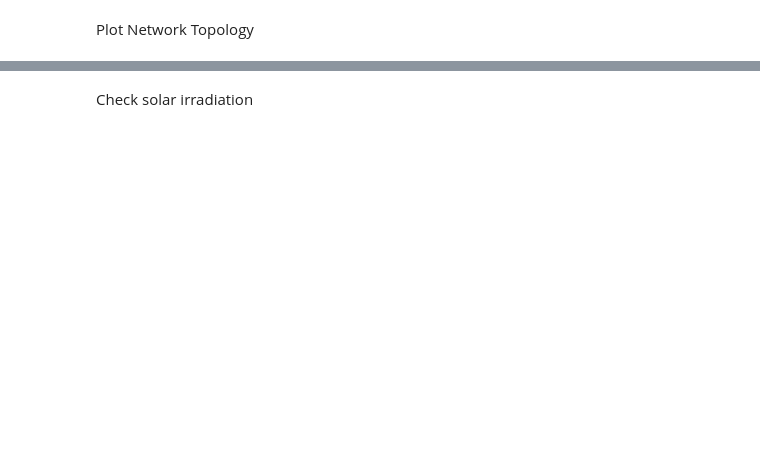
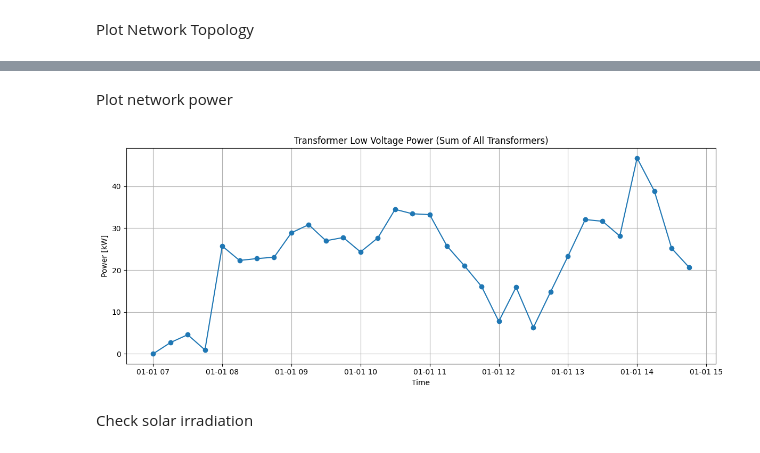
Before and after one commit to glmoritz/pandapower_tests, a Jupyter notebook: duilio_plots_postgres.ipynb, the cells around one changed output, grey strips where cells are left out. Cells and saved outputs as stored; diff of their text form; code cells hidden in the pictures; blank space fills up the shorter version.

Commit message:
improvements on test outputs

```diff
--- a/duilio_plots_postgres.ipynb
+++ b/duilio_plots_postgres.ipynb
@@ -21,5 +70,7 @@ conn = psycopg2.connect(
 # %%
-test_name = 'first_test'
+from create_random_network import load_network_from_database
+
+test_name = 'debug_test'
 
 def get_last_simulation_output_id(test_name, conn):
     """Get the last simulation_output_id for a given test_name"""
@@ -28,7 +79,7 @@ def get_last_simulation_output_id(test_name, conn):
 
     # Query to find the most recent simulation with matching test_name
     cursor.execute("""
-        SELECT simulation_output_id
+        SELECT simulation_output_id, parameters
         FROM building_power.simulation_outputs
         WHERE parameters ->> 'name' = %s
         ORDER BY started_at DESC
@@ -38,15 +89,16 @@ def get_last_simulation_output_id(test_name, conn):
     result = cursor.fetchone()
 
     if result:
-        return result[0]
+        return result[0], result[1]
     else:
-        return None
+        return None, None
 
 # Get the last simulation_output_id for the current test_name
-simulation_output_id = get_last_simulation_output_id(test_name, conn)
+simulation_output_id, simulation_parameters = get_last_simulation_output_id(test_name, conn)
 
 if simulation_output_id:
     print(f"Last simulation_output_id for test_name '{test_name}': {simulation_output_id}")
+    pandapower_grid_id, net, graph = load_network_from_database(conn_parameters, simulation_parameters['network_id'])
 else:
     print(f"No simulation found for test_name '{test_name}'")
 # %% [output]
@@ -54,3 +236,28 @@ Last simulation_output_id for test_name 'first_test': 21
+# %% [markdown]
+Plot network power
+# %%
+# Query transformer low voltage power time series for the last simulation
+df_trafo_lv = get_timeseries_data(
+    conn,
+    simulation_output_id,
+    element_type='transformer',
+    output_name='P_%_lv[MW]'
+)
+
+if df_trafo_lv.empty:
+    print("No transformer low voltage power data found for this simulation.")
+else:
+    df_trafo_lv['bucket'] = pd.to_datetime(df_trafo_lv['bucket'])
+    plt.figure(figsize=(12, 5))
+    plt.plot(df_trafo_lv['bucket'], df_trafo_lv['total_quantity'] * 1000, marker='o')
+    plt.title('Transformer Low Voltage Power (Sum of All Transformers)')
+    plt.xlabel('Time')
+    plt.ylabel('Power [kW]')
+    plt.grid(True)
+    plt.tight_layout()
+    plt.show()
+# %% [output]
+[figure, added]
 # %% [markdown]
 Check solar irradiation
 # %%
```
Also changed, not shown: parts of 11 cells of this notebook, 3 other files.
